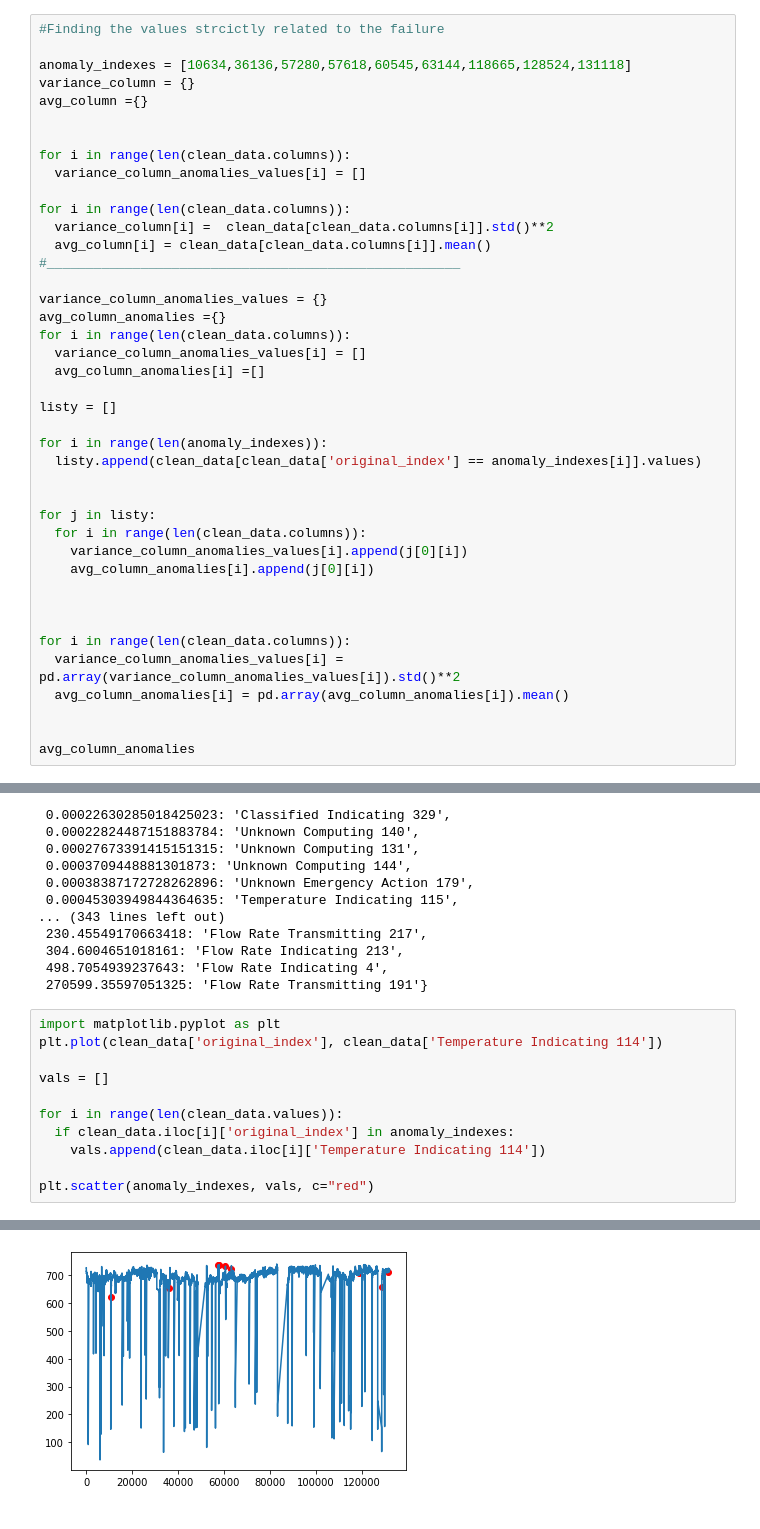
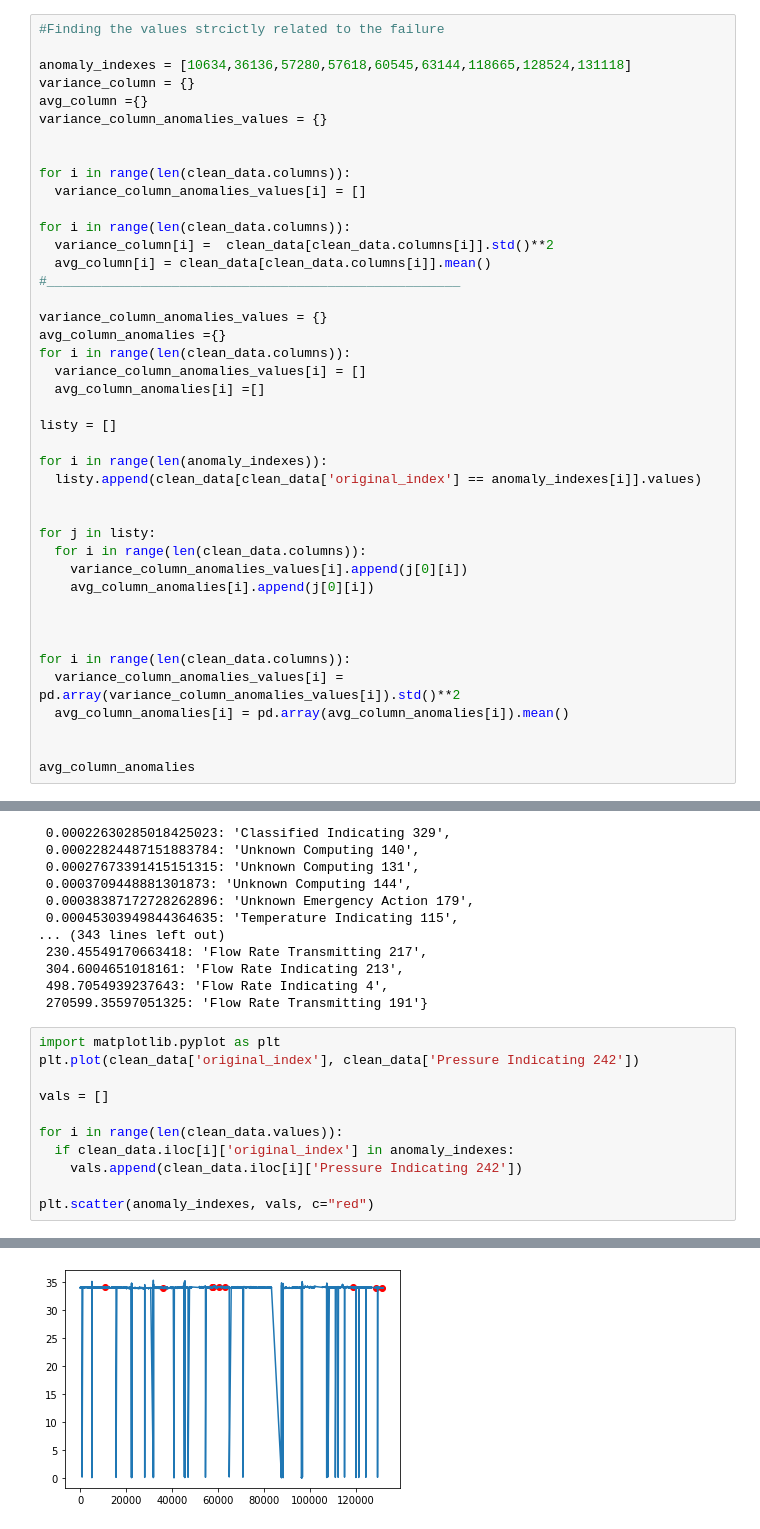
Before and after one commit to Akshat-Tripathi/AIHack20, a Jupyter notebook: Cleaning_the_Data.ipynb, the cells around one changed output, grey strips where cells are left out. Cells and saved outputs as stored; diff of their text form.

```diff
--- a/Cleaning_the_Data.ipynb
+++ b/Cleaning_the_Data.ipynb
@@ -90,6 +108,7 @@ for i in periods:
 anomaly_indexes = [10634,36136,57280,57618,60545,63144,118665,128524,131118]
 variance_column = {}
 avg_column ={}
+variance_column_anomalies_values = {}
 
 
 for i in range(len(clean_data.columns)):
@@ -180,15 +217,15 @@ metric_mapy
  270599.35597051325: 'Flow Rate Transmitting 191'}
 # %%
 import matplotlib.pyplot as plt
-plt.plot(clean_data['original_index'], clean_data['Temperature Indicating 114'])
+plt.plot(clean_data['original_index'], clean_data['Pressure Indicating 242'])
 
 vals = []
 
 for i in range(len(clean_data.values)):
   if clean_data.iloc[i]['original_index'] in anomaly_indexes:
-    vals.append(clean_data.iloc[i]['Temperature Indicating 114'])
+    vals.append(clean_data.iloc[i]['Pressure Indicating 242'])
 
 plt.scatter(anomaly_indexes, vals, c="red")
 # %% [output]
 <matplotlib.collections.PathCollection at 0x...>
-[figure, old version]
+[figure, new version]
```
Also changed, not shown: parts of 2 cells of this notebook.
